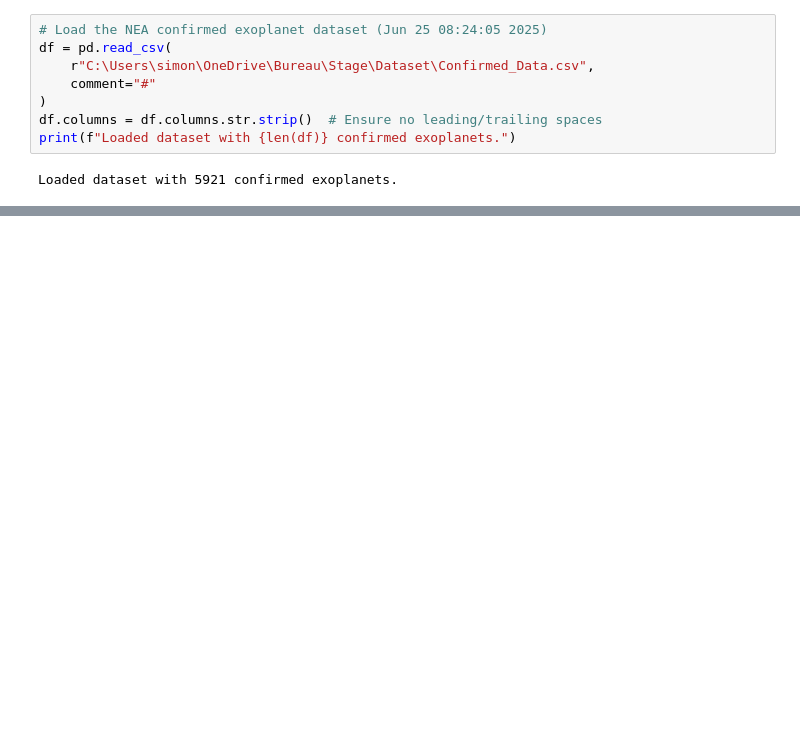
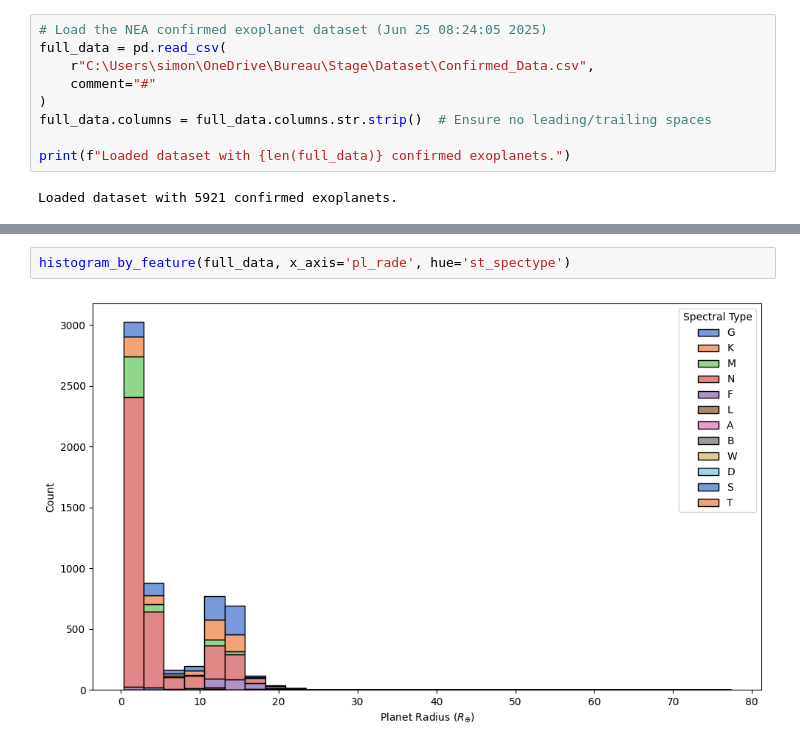
Before and after one commit to SimonWtmn/Exoplot, a Jupyter notebook: Stage_CEA_Exoplanet/main.ipynb, the cells around one changed output, grey strips where cells are left out. Saved outputs shown, nothing was run; the diff lists cells and outputs as text; blank space fills up the shorter version.

```diff
--- a/Stage_CEA_Exoplanet/main.ipynb
+++ b/Stage_CEA_Exoplanet/main.ipynb
@@ -23,11 +17,12 @@ Load the cleaned CSV file and make sure all column names are stripped of extra s
 # %%
 # Load the NEA confirmed exoplanet dataset (Jun 25 08:24:05 2025)
-df = pd.read_csv(
+full_data = pd.read_csv(
     r"C:\Users\simon\OneDrive\Bureau\Stage\Dataset\Confirmed_Data.csv",
     comment="#"
 )
-df.columns = df.columns.str.strip()  # Ensure no leading/trailing spaces
-print(f"Loaded dataset with {len(df)} confirmed exoplanets.")
+full_data.columns = full_data.columns.str.strip()  # Ensure no leading/trailing spaces
+
+print(f"Loaded dataset with {len(full_data)} confirmed exoplanets.")
 # %% [output]
 Loaded dataset with 5921 confirmed exoplanets.
 # %% [markdown]
@@ -123,0 +57,4 @@ plot_histogram(full_data)
+# %%
+histogram_by_feature(full_data, x_axis='pl_rade', hue='st_spectype')
+# %% [output]
+[figure, added]
```
Also changed, not shown: parts of 14 cells of this notebook, 4 other files.
